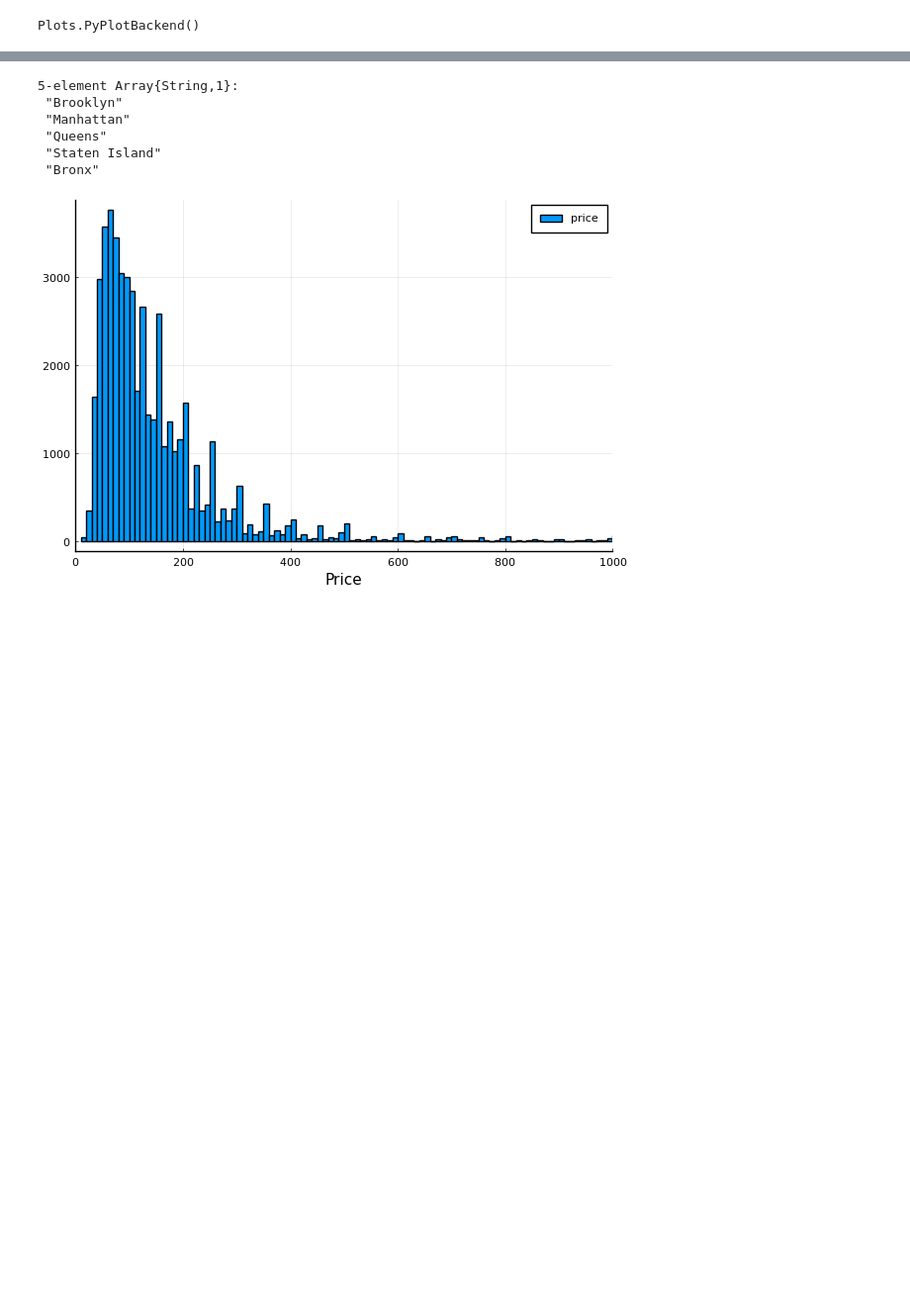
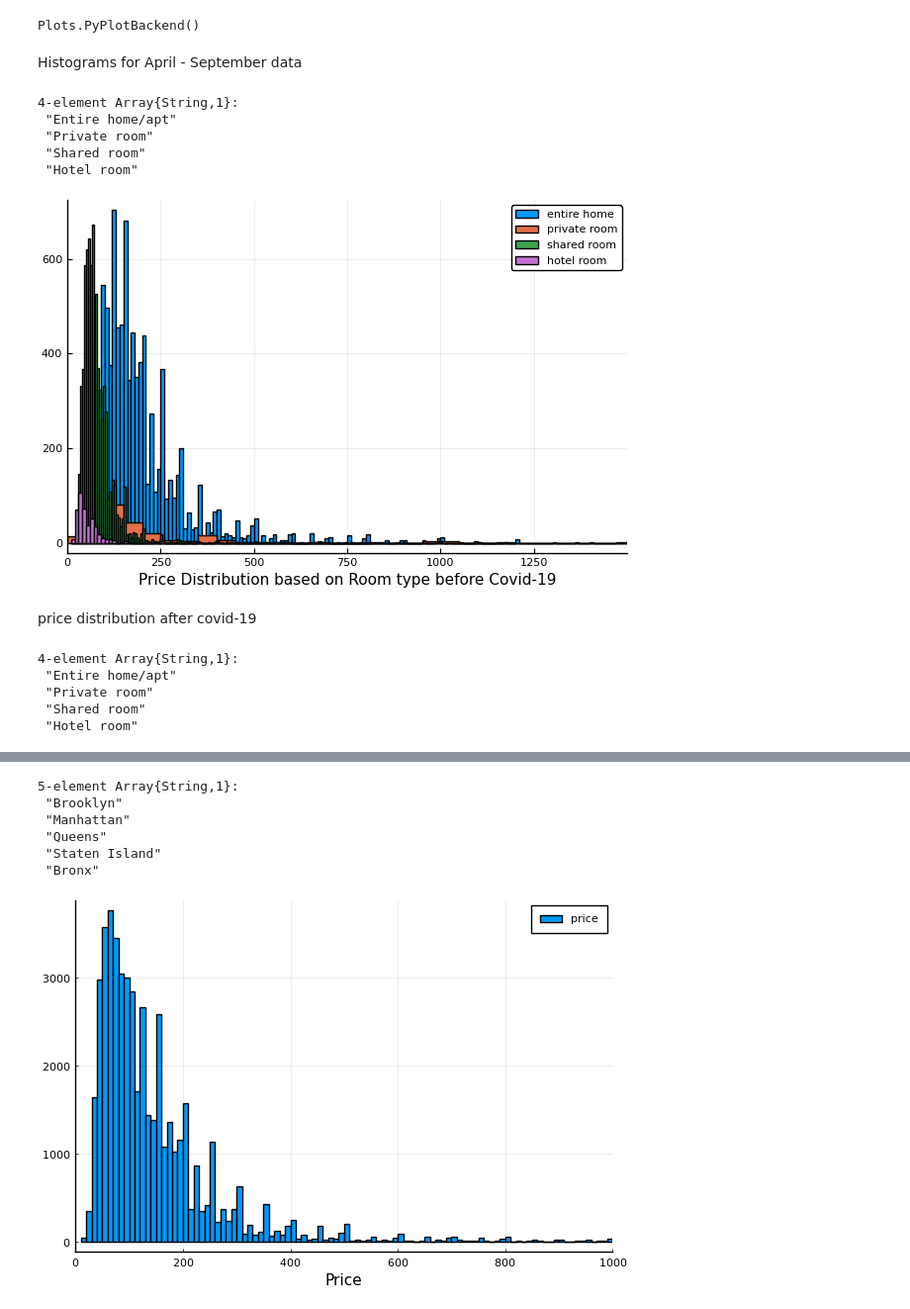
Before and after one commit to noriolg/ORIE4741_project, a Jupyter notebook: 2. EDA.ipynb, the cells around one changed output, grey strips where cells are left out. Shown at 99% size. Saved outputs shown, nothing was run; the diff lists cells and outputs as text; code cells hidden in the pictures; blank space fills up the shorter version.

Commit message:
reproduce histograms with most recent dataset

```diff
--- a/2. EDA.ipynb
+++ b/2. EDA.ipynb
@@ -8,3 +8,31 @@ using CSV                    # tools for working with CSV files
 pyplot()   # good plotting tool for saving pdf figures
 # %% [output]
 Plots.PyPlotBackend()
+# %% [markdown]
+Histograms for April - September data
+# %%
+df = CSV.read("./data/airbnb_April_Sep2019.csv");
+unique(df[:room_type])
+# %% [output]
+4-element Array{String,1}:
+ "Entire home/apt"
+ "Private room"
+ "Shared room"
+ "Hotel room"
+# %%
+@df df histogram(:price, group=:room_type, label=["entire home" "private room" "shared room" "hotel room"])
+plot!(xlims=(0,1500))
+xlabel!("Price Distribution based on Room type before Covid-19")
+# %% [output]
+[figure, added]
+# %% [markdown]
+price distribution after covid-19
+# %%
+df = CSV.read("./data/airbnb_April_Sep2020.csv");
+unique(df[:room_type])
+# %% [output]
+4-element Array{String,1}:
+ "Entire home/apt"
+ "Private room"
+ "Shared room"
+ "Hotel room"
```
Also changed, not shown: parts of 2 cells of this notebook.
